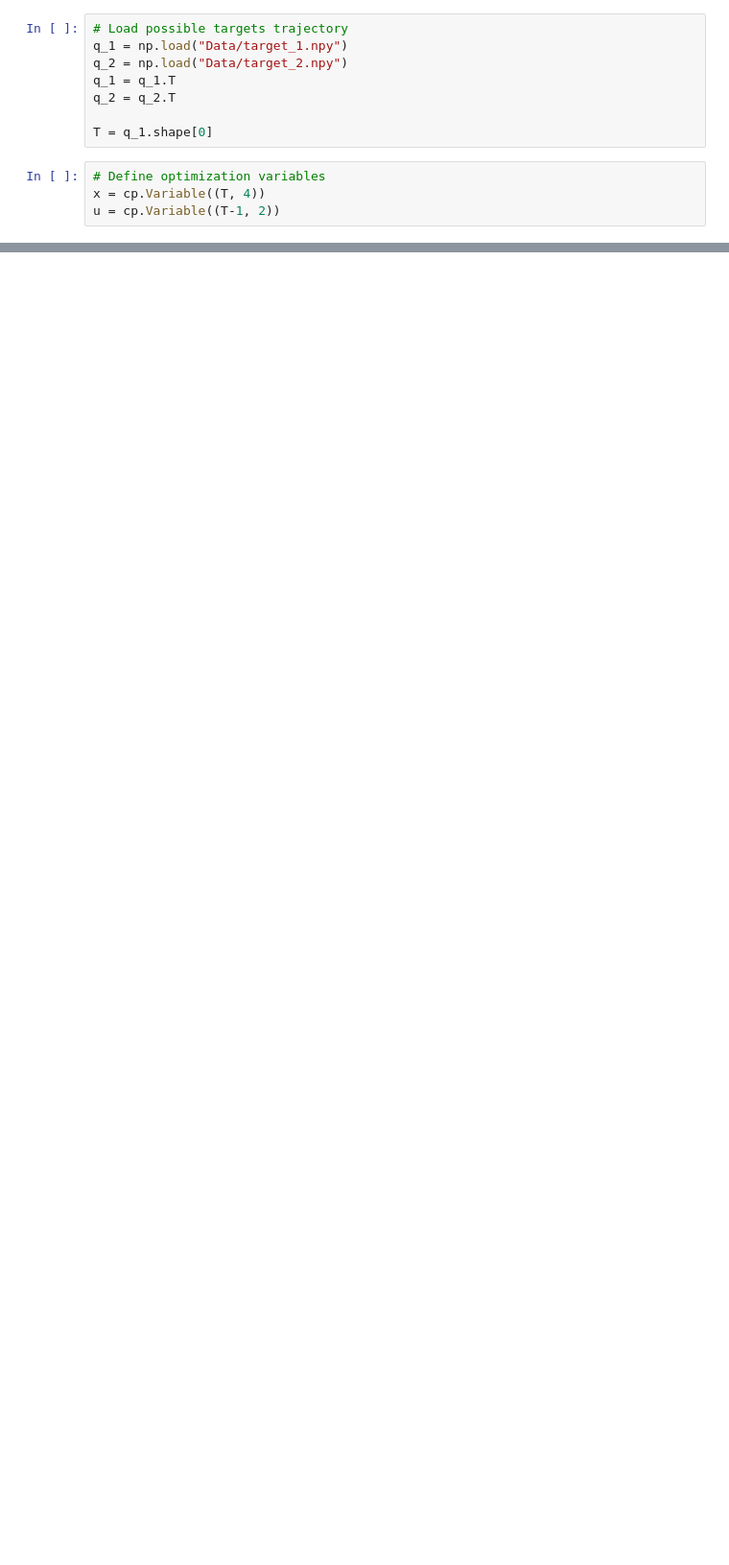
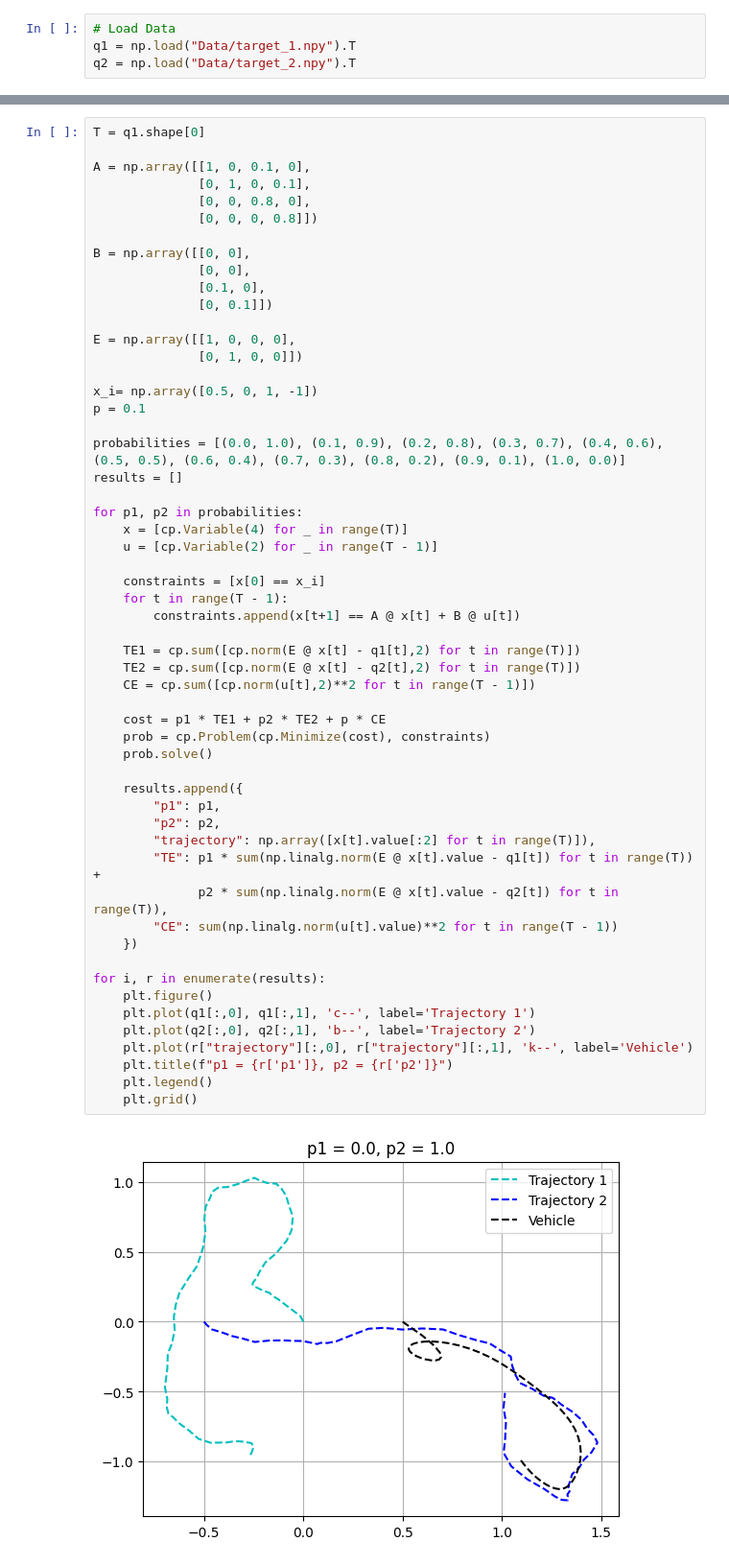
Before and after one commit to davidmarafuzgaspar/ist-optimization-algorithms-project, a Jupyter notebook: Development/Task_4.ipynb, the cells around one changed output, grey strips where cells are left out. Shown: that part at 96% size. Cells and saved outputs as stored; diff of their text form; blank space fills up the shorter version.

```diff
--- a/Development/Task_4.ipynb
+++ b/Development/Task_4.ipynb
@@ -6,13 +12,5 @@ import numpy as np
 import matplotlib.pyplot as plt
 # %%
-# Load possible targets trajectory
-q_1 = np.load("Data/target_1.npy")
-q_2 = np.load("Data/target_2.npy")
-q_1 = q_1.T
-q_2 = q_2.T
-
-T = q_1.shape[0]
+# Load Data
+q1 = np.load("Data/target_1.npy").T
+q2 = np.load("Data/target_2.npy").T
-# %%
-# Define optimization variables
-x = cp.Variable((T, 4))
-u = cp.Variable((T-1, 2))
@@ -109,0 +17,57 @@ rho=0.1 | TE=59.7384 | CE=38.1819
+# %%
+T = q1.shape[0]
+
+A = np.array([[1, 0, 0.1, 0],
+              [0, 1, 0, 0.1],
+              [0, 0, 0.8, 0],
+              [0, 0, 0, 0.8]])
+
+B = np.array([[0, 0],
+              [0, 0],
+              [0.1, 0],
+              [0, 0.1]])
+
+E = np.array([[1, 0, 0, 0],
+              [0, 1, 0, 0]])
+
+x_i= np.array([0.5, 0, 1, -1])
+p = 0.1
+
+probabilities = [(0.0, 1.0), (0.1, 0.9), (0.2, 0.8), (0.3, 0.7), (0.4, 0.6), (0.5, 0.5), (0.6, 0.4), (0.7, 0.3), (0.8, 0.2), (0.9, 0.1), (1.0, 0.0)]
+results = []
+
+for p1, p2 in probabilities:
+    x = [cp.Variable(4) for _ in range(T)]
+    u = [cp.Variable(2) for _ in range(T - 1)]
+
+    constraints = [x[0] == x_i]
+    for t in range(T - 1):
+        constraints.append(x[t+1] == A @ x[t] + B @ u[t])
+
+    TE1 = cp.sum([cp.norm(E @ x[t] - q1[t],2) for t in range(T)])
+    TE2 = cp.sum([cp.norm(E @ x[t] - q2[t],2) for t in range(T)])
+    CE = cp.sum([cp.norm(u[t],2)**2 for t in range(T - 1)])
+
+    cost = p1 * TE1 + p2 * TE2 + p * CE
+    prob = cp.Problem(cp.Minimize(cost), constraints)
+    prob.solve()
+
+    results.append({
+        "p1": p1,
+        "p2": p2,
+        "trajectory": np.array([x[t].value[:2] for t in range(T)]),
+        "TE": p1 * sum(np.linalg.norm(E @ x[t].value - q1[t]) for t in range(T)) +
+              p2 * sum(np.linalg.norm(E @ x[t].value - q2[t]) for t in range(T)),
+        "CE": sum(np.linalg.norm(u[t].value)**2 for t in range(T - 1))
+    })
+
+for i, r in enumerate(results):
+    plt.figure()
+    plt.plot(q1[:,0], q1[:,1], 'c--', label='Trajectory 1')
+    plt.plot(q2[:,0], q2[:,1], 'b--', label='Trajectory 2')
+    plt.plot(r["trajectory"][:,0], r["trajectory"][:,1], 'k--', label='Vehicle')
+    plt.title(f"p1 = {r['p1']}, p2 = {r['p2']}")
+    plt.legend()
+    plt.grid()
+# %% [output]
+[figure, added]
```
Also changed, not shown: parts of 7 cells of this notebook, 15 other files.
